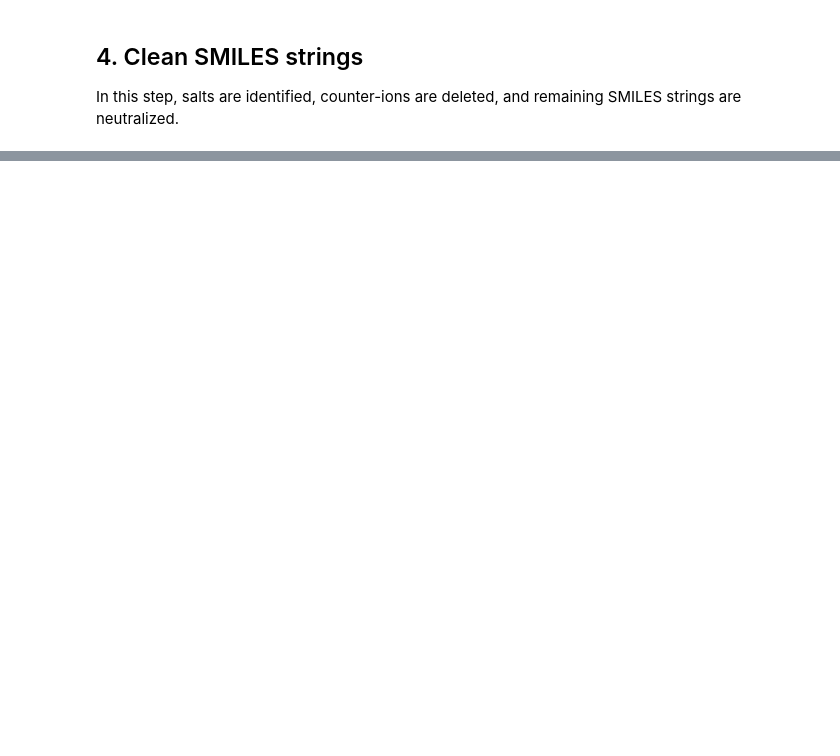
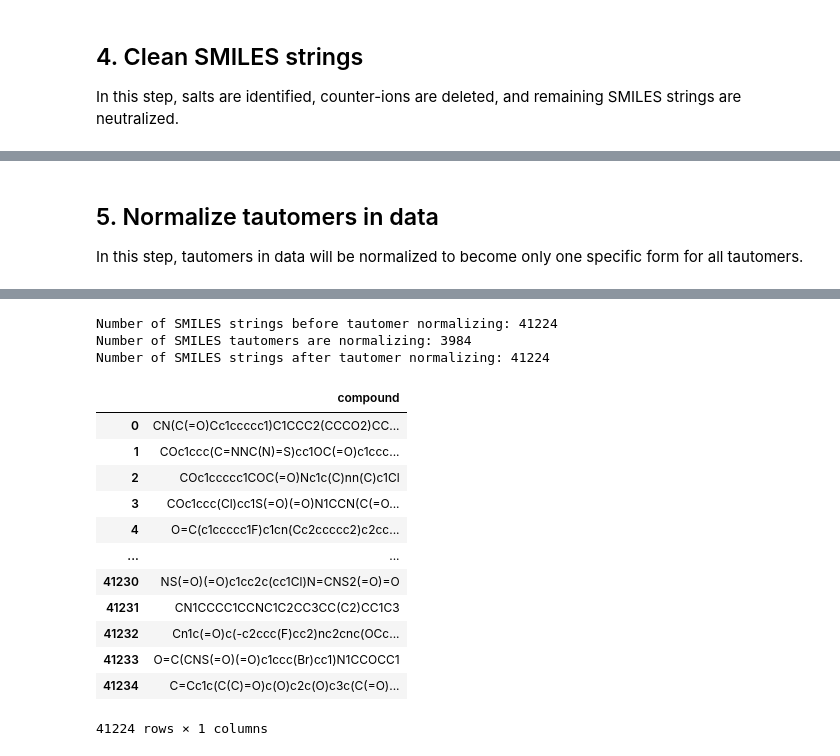
Before and after one commit to biochem-data-sci/mehc-curation, a Jupyter notebook: guideline_test.ipynb, the cells around one changed output, grey strips where cells are left out. Drawn from its saved outputs; the diff is of its cells as text; code cells hidden in the pictures; blank space fills up the shorter version.

```diff
--- a/guideline_test.ipynb
+++ b/guideline_test.ipynb
@@ -34,3 +36,6 @@ smiles
 | 41233 | O=C(CNS(=O)(=O)c1ccc(Br)cc1)N1CCOCC1 |
 | 41234 | CCc1c(O)c2c(c(O)c1C(C)=O)C(=O)c1c... |
 41235 rows × 1 columns
+# %%
+reports_dir_path = os.path.join(os.getcwd(), 'reports')
+reports_dir_path
@@ -59,0 +49,3 @@ Number of failed smiles: 11
+# %%
+validated_smiles = check_validate_smiles_in_dataframe(smiles, reports_dir_path, get_report_text_file=True, print_log=True)
+validated_smiles
@@ -82,0 +114,7 @@ Name: compound, Length: 41224, dtype: object
+# %% [markdown]
+## 5. Normalize tautomers in data
+In this step, tautomers in data will be normalized to become only one specific form for all tautomers.
+# %%
+tautomerized_smiles = normalize_tautomer_in_dataframe(cleaned_smiles)
+tautomerized_smiles
+# %% [output]
@@ -82,0 +138,16 @@ Name: compound, Length: 41224, dtype: object
+Number of SMILES strings before tautomer normalizing: 41224
+Number of SMILES tautomers are normalizing: 3984
+Number of SMILES strings after tautomer normalizing: 41224
+|  | compound |
+| 0 | CN(C(=O)Cc1ccccc1)C1CCC2(CCCO2)CC... |
+| 1 | COc1ccc(C=NNC(N)=S)cc1OC(=O)c1ccc... |
+| 2 | COc1ccccc1COC(=O)Nc1c(C)nn(C)c1Cl |
+| 3 | COc1ccc(Cl)cc1S(=O)(=O)N1CCN(C(=O... |
+| 4 | O=C(c1ccccc1F)c1cn(Cc2ccccc2)c2cc... |
+| ... | ... |
+| 41230 | NS(=O)(=O)c1cc2c(cc1Cl)N=CNS2(=O)=O |
+| 41231 | CN1CCCC1CCNC1C2CC3CC(C2)CC1C3 |
+| 41232 | Cn1c(=O)c(-c2ccc(F)cc2)nc2cnc(OCc... |
+| 41233 | O=C(CNS(=O)(=O)c1ccc(Br)cc1)N1CCOCC1 |
+| 41234 | C=Cc1c(C(C)=O)c(O)c2c(O)c3c(C(=O)... |
+41224 rows × 1 columns
```
Also changed, not shown: parts of 12 cells of this notebook, 5 other files.
